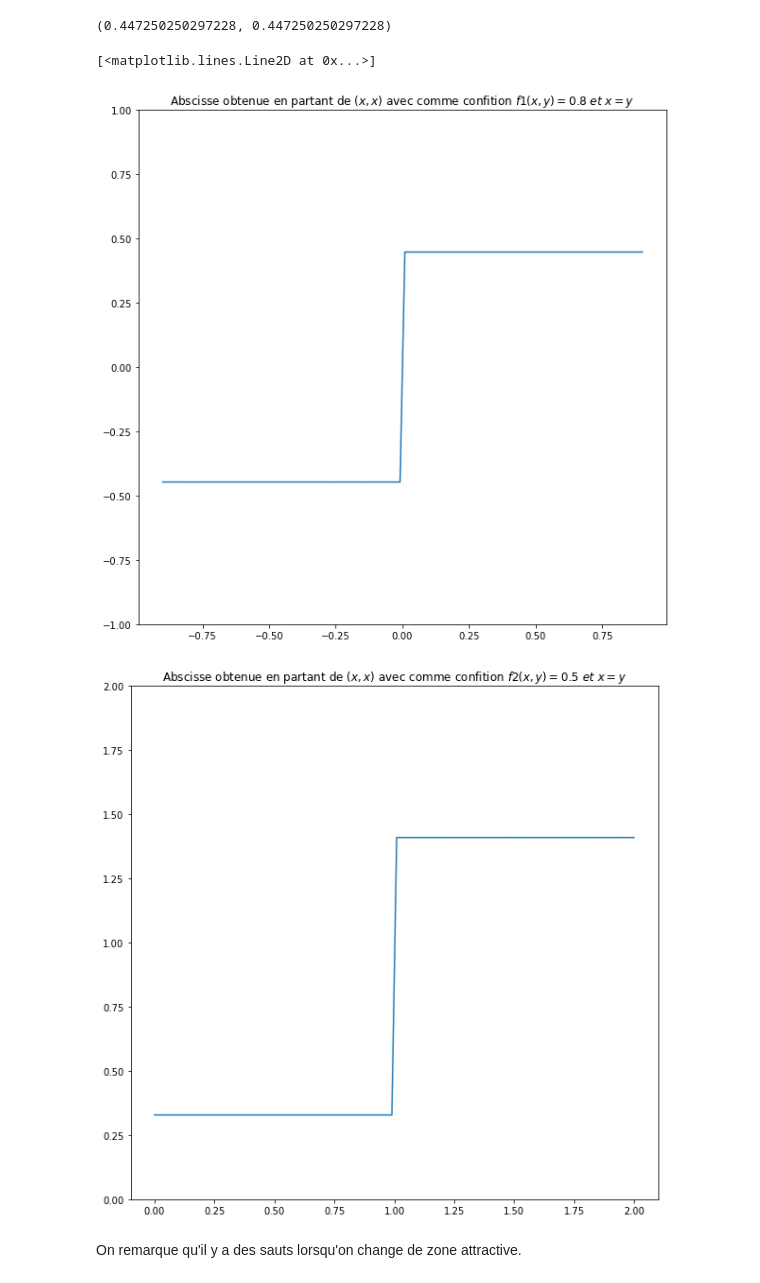
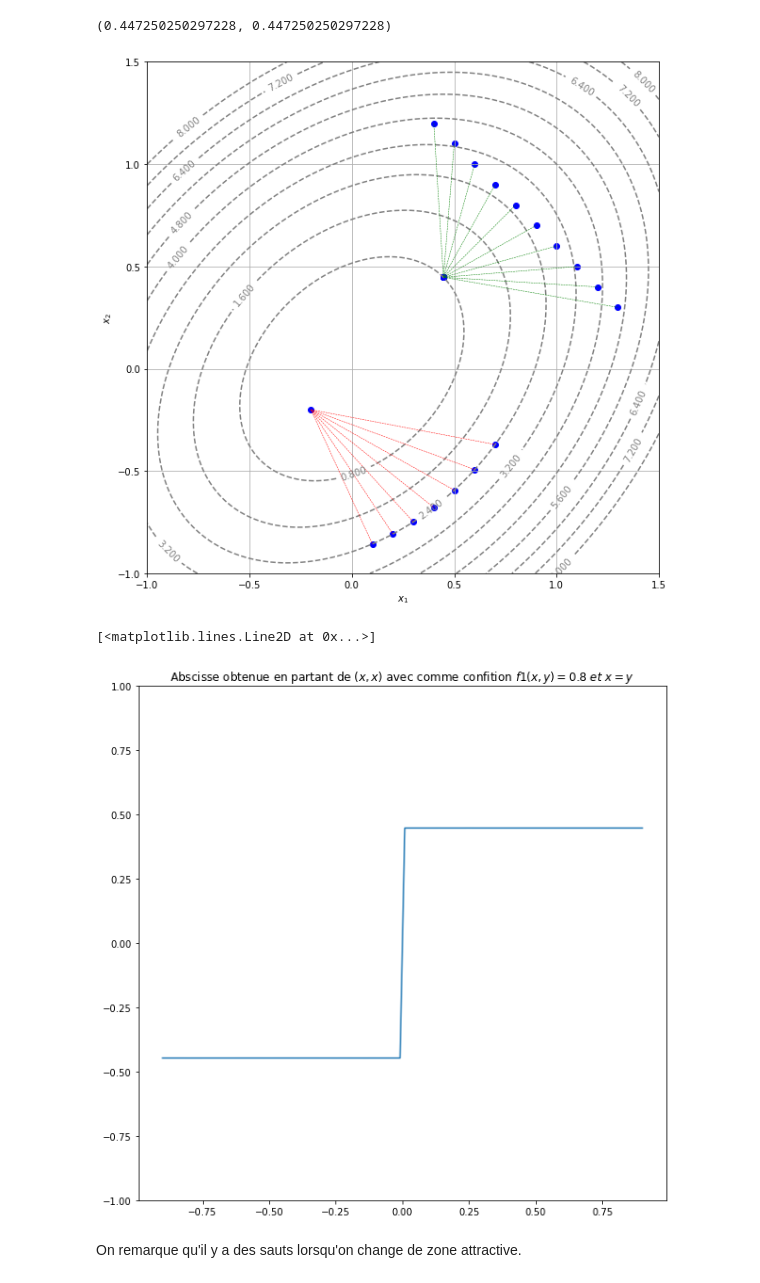
Before and after one commit to remymart/courbes-de-niveau, a Jupyter notebook: Courbes de niveau - Enoncé.ipynb, the cells around one changed output. Saved outputs shown, nothing was run; the diff lists cells and outputs as text; code cells hidden in the pictures.

```diff
--- a/Courbes de niveau - Enoncé.ipynb
+++ b/Courbes de niveau - Enoncé.ipynb
@@ -318,32 +318,60 @@ def ftest(x,y):
 Newton(ftest, 0.8,0.8)
 # %% [output]
 (0.447250250297228, 0.447250250297228)
-# %%
-L=np.linspace(-0.9,0.9,100)
-F=np.zeros(L.size,dtype='float')
-for i in range(L.size):
-    F[i]=Newton(ftest,L[i],L[i])[0]
-plt.figure()
-
-plt.title("Abscisse obtenue en partant de $(x,x)$ avec comme confition $f1(x,y)=0.8 \ et \ x=y$" )
-plt.ylim(-1,1)
-plt.plot(L,F)
-
-def ftest2(x,y):
-    return(np.array([f2(x,y)-0.5,x-y]))
-
-L=np.linspace(0,2,100)
-F=np.zeros(L.size,dtype='float')
-for i in range(L.size):
-    F[i]=Newton(ftest2,L[i],L[i])[0]
-plt.figure()
-plt.title("Abscisse obtenue en partant de $(x,x)$ avec comme confition $f2(x,y)=0.5 \ et \ x=y$" )
-plt.ylim(0,2)
-plt.plot(L,F)
-# %% [output]
-[<matplotlib.lines.Line2D at 0x...>]
-[figure, removed]
-[figure, removed]
+# %%
+display_contour(
+    f1,
+    x=np.linspace(-1.0, 1.5, 100),
+    y=np.linspace(-1.0, 1.5, 100),
+    levels=[0.8,1.6,2.4,3.2,4.0,4.8,5.6,6.4,7.2,8.0]
+)
+
+def F(x,y):
+        return np.array([f1(x,y) - 0.8, x - y])
+# on fait varier le point de départ pour le meme point attendu a l 'arrivée
+for i in range(-5,5):
+    x, y = Newton(F,0.8-i*0.1,0.8+i*0.1)
+    plt.scatter((x),(y), color = 'blue')
+    plt.scatter((0.8-i*0.1), (0.8+i*0.1), color = 'blue')
+    plt.plot((0.8-i*0.1,x), (0.8+i*0.1, y), color = "green", linestyle = 'dashed', linewidth = 0.5)
+
+# on part du meme point mais on change la deuxieme condition
+plt.scatter((-0.2),(-0.2), color = 'blue')
+for i in range(1,8):
+    def F(x,y):
+        return np.array([f1(x,y) - 2.4, x - i*0.1])
+    x, y = Newton(F,-0.2,-0.2)
+    plt.scatter((x),(y), color = 'blue')
+    plt.plot((-0.2,x), (-0.2, y), color = "red", linestyle = 'dashed', linewidth = 0.5)
+
+plt.show()
+
+
+L=np.linspace(-0.9,0.9,100)
+F=np.zeros(L.size,dtype='float')
+for i in range(L.size):
+    F[i]=Newton(ftest,L[i],L[i])[0]
+plt.figure()
+
+plt.title("Abscisse obtenue en partant de $(x,x)$ avec comme confition $f1(x,y)=0.8 \ et \ x=y$" )
+plt.ylim(-1,1)
+plt.plot(L,F)
+
+# def ftest2(x,y):
+#     return(np.array([f2(x,y)-0.5,x-y]))
+
+# L=np.linspace(0,2,100)
+# F=np.zeros(L.size,dtype='float')
+# for i in range(L.size):
+#     F[i]=Newton(ftest2,L[i],L[i])[0]
+# plt.figure()
+# plt.title("Abscisse obtenue en partant de $(x,x)$ avec comme confition $f2(x,y)=0.5 \ et \ x=y$" )
+# plt.ylim(0,2)
+# plt.plot(L,F)
+# %% [output]
+[figure, added]
+[<matplotlib.lines.Line2D at 0x...>]
+[figure, added]
 # %% [markdown]
 On remarque qu'il y a des sauts lorsqu'on change de zone attractive.
 # %% [markdown]
```
Also changed, not shown: parts of 8 cells of this notebook.
